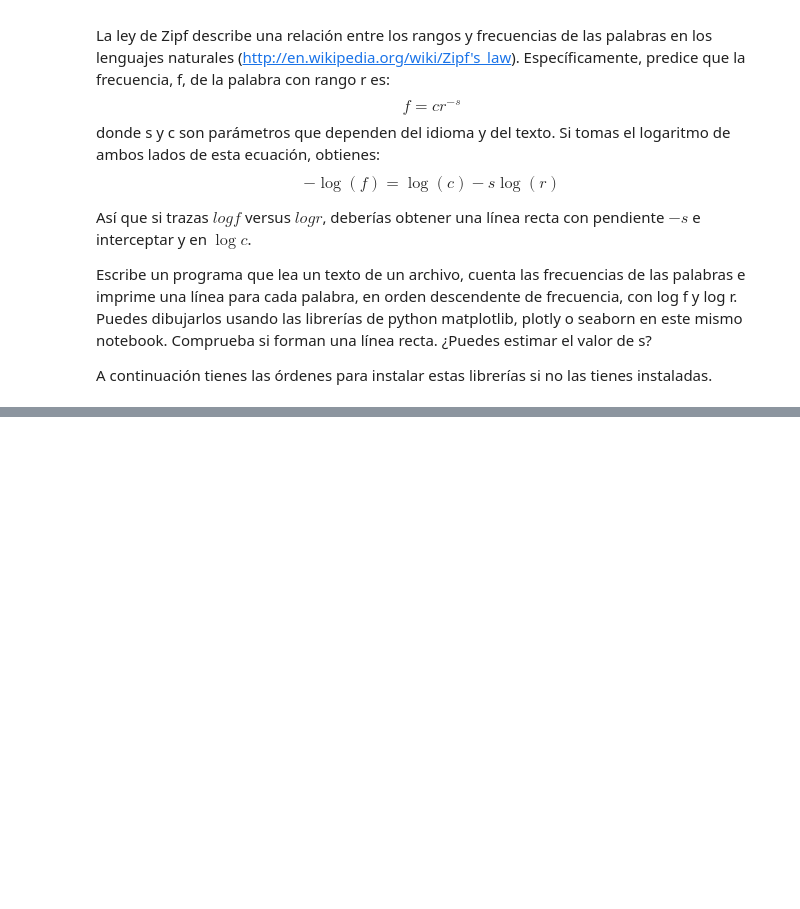
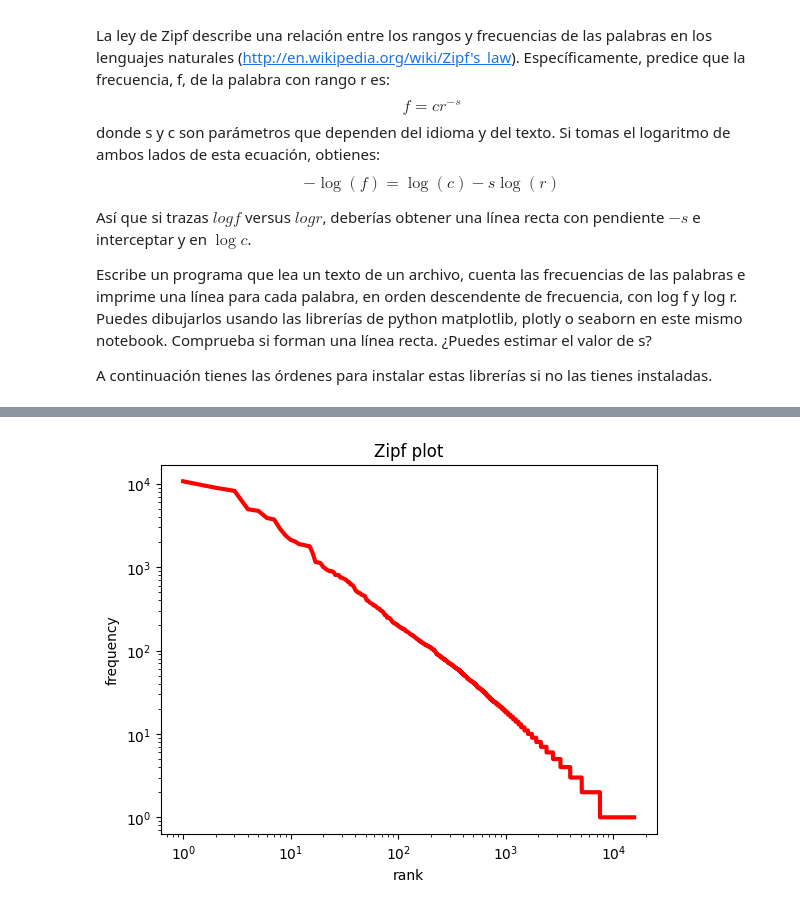
Before and after one commit to Jimena777-vk/Prog1, a Jupyter notebook: python_p3.ipynb, the cells around one changed output, grey strips where cells are left out. Cells and saved outputs as stored; diff of their text form; code cells hidden in the pictures; blank space fills up the shorter version.

```diff
--- a/python_p3.ipynb
+++ b/python_p3.ipynb
@@ -987,0 +982,63 @@ A continuación tienes las órdenes para instalar estas librerías si no las tie
+# %%
+import matplotlib.pyplot as plt
+#usamos el histograma con todas las palabras del quijote
+m = []
+for elem in string.punctuation:
+    m.append(elem)
+def n_palabras(txt,lista): #función definida en ejercicios anteriores
+    l= []
+    f_in = open(txt, encoding="UTF8")
+    for line in f_in:
+        for elem in lista:
+            line = line.replace(elem, '')
+        lista_palabras = line.split()
+        l.extend(lista_palabras)
+    f_in.close()
+    return l
+#se usa la función dada de histograma para ver el nº de veces que se repite cada palabra
+def histogram(s):
+    d = dict()
+    for c in s:
+        d[c] = d.get(c,0) + 1
+    return d
+
+def frecuencia(h):
+    """Devuelve el rango y la frecuencia de las palabras del documento
+
+    Args:
+        h (dict): toma el histogrma con las veces que se repite cada palabra en el quijote
+
+    Returns:
+        list: lista con tuplas del rango y la frecuencia
+    """
+    f = list(h.values())
+    f.sort(reverse=True)
+    rangof = []
+
+    for r, f in enumerate(f):
+        rangof.append((r+1, f))
+    return rangof
+
+def plot(h):
+
+    """Genera la gráfica
+
+    Args:
+        h (dict): recibe el histograma
+    """
+    t = frecuencia(h)
+    rango_pendiente, frecuencia_pendiente = zip(*t)
+
+    plt.clf()
+    plt.xscale('log')
+    plt.yscale('log')
+    plt.title('Zipf plot')
+    plt.xlabel('rank')
+    plt.ylabel('frequency')
+    plt.plot(rango_pendiente, frecuencia_pendiente, 'r-', linewidth=3)
+    plt.show()
+
+for r, f in frecuencia(histogram(n_palabras('quijote.txt',m))):
+        print(r, f)
+plot(histogram(n_palabras('quijote.txt',m)))
+# %% [output]
@@ -987,0 +1062 @@ A continuación tienes las órdenes para instalar estas librerías si no las tie
+[figure, added]
```
Also changed, not shown: parts of 4 cells of this notebook.
